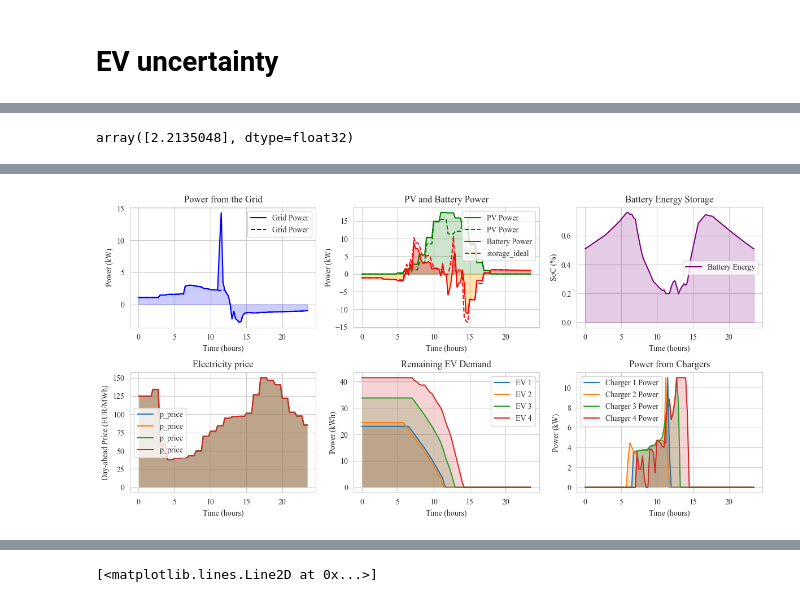
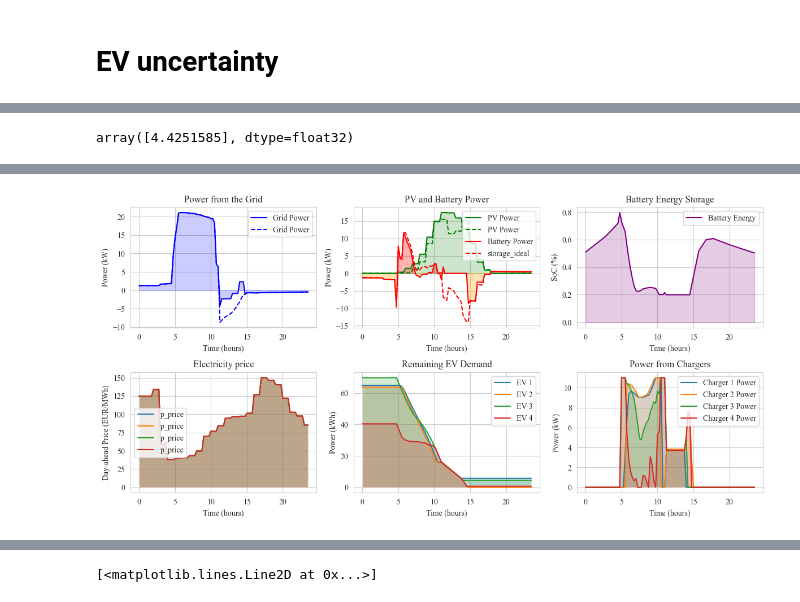
Before and after one commit to ES-Lab/ES-MDN-MPC, a Jupyter notebook: GMM_MPC.ipynb, the cells around one changed output, grey strips where cells are left out. Cells and saved outputs as stored; diff of their text form; code cells hidden in the pictures.

```diff
--- a/GMM_MPC.ipynb
+++ b/GMM_MPC.ipynb
@@ -426,7 +426,7 @@ optim = torch.optim.Adam(
     list(mdn3.parameters()), lr=1e-2
 )
 
-for epoch in range(5001):
+for epoch in range(8001):
     batch = ev_data  # shape: (B, 3)
     arrival = batch[:, 0:1].float()
     duration = batch[:, 1:2].float()
@@ -2770,7 +2826,7 @@ def sample_duration_given_arrival(mdn2, arrival):
 
 sample_duration_given_arrival(mdn2, [9])
 # %% [output]
-array([2.2135048], dtype=float32)
+array([4.4251585], dtype=float32)
 # %%
 # Sample once for estimate
 est_arrivals_temp, est_durations_temp, est_energies_temp = est_arrivals.copy(), est_durations.copy(), est_energies.copy()
@@ -2782,6 +2838,7 @@ est_availability_matrix = est_availability_matrix_temp.copy()
 # %%
 import cvxpy as cp
 import numpy as np
+from tqdm import tqdm
 
 class MPC:
     def __init__(self, num_chargers=4, time_resolution=0.25, storage_capacity=30,
@@ -2820,7 +2877,7 @@ class MPC:
 
         # Initialize decision variables
         self.p_chargers = cp.Variable((self.num_time_steps, self.num_chargers), nonneg=True)
-        self.p_chargers_slack = cp.Variable(self.num_chargers, nonneg=False)
+        self.p_chargers_slack = cp.Variable(self.num_chargers, nonneg=True)
         self.p_grid = cp.Variable(self.num_time_steps)
         self.p_grid_positive = cp.Variable(self.num_time_steps, nonneg=True)
         self.p_grid_negative = cp.Variable(self.num_time_steps, nonneg=True)
@@ -2859,7 +2916,7 @@ class MPC:
         constraints.append(self.storage_energy[1:] == self.storage_energy[:-1] - self.p_storage[1:]*self.time_resolution)
 
         # EV demand constraints
-        constraints.append(cp.sum(self.p_chargers[1:]*self.time_resolution, axis=0) == self.ev_demand + self.p_chargers_slack)
+        constraints.append(cp.sum(self.p_chargers[1:]*self.time_resolution, axis=0) == self.ev_demand - self.p_chargers_slack)
 
         # Auxiliary variables constraints
         constraints.append(self.p_grid == self.p_grid_positive - self.p_grid_negative)
@@ -2873,7 +2930,7 @@ class MPC:
         smoothing_penalty = cp.tv(self.p_grid_positive) + cp.tv(self.p_grid_negative) + cp.tv(self.p_storage) + 2*cp.tv(self.p_chargers)
 
         # Create time-weighted penalty (higher weights for later time steps)
-        time_weights = np.linspace(0, 10, self.num_time_steps)  # Weights increase from 1 to 3
+        time_weights = np.linspace(0, 20, self.num_time_steps)  # Weights increase from 1 to 3
         time_penalty = cp.sum(cp.multiply(time_weights, cp.sum(self.p_chargers, axis=1)))
 
         # Objective: Minimize total grid power usage
@@ -2881,7 +2938,7 @@ class MPC:
                                 + cp.sum(cp.multiply(self.p_price,self.p_grid_positive))*0.1
                                 - cp.sum(cp.multiply(self.p_price/2,self.p_grid_negative))*0.1
                                 + cp.sum(cp.multiply(self.e_factor, self.p_grid))*0.1
-                                + cp.sum((self.p_chargers_slack)**2)*30
+                                + cp.sum((self.p_chargers_slack)**2)*50
                                 + smoothing_penalty
                                 + time_penalty)
 
@@ -2940,8 +2997,8 @@ results = {
 }
 
 ev_errors = []
-print(f"EV information - t: {t}, arrivals: {est_arrivals}, durations: {est_durations}, energies: {est_energies}")
-for t in range(1, num_time_steps):
+for t in tqdm(range(1, num_time_steps)):
+    if t == 1: print(f"EV information - t: {t}, arrivals: {est_arrivals}, durations: {est_durations}, energies: {est_energies}")
     # print(f"t: {t}, real arrivals: {real_arrivals}, est arrivals: {est_arrivals}")
     if t in (real_arrivals*4).astype(int):
         # Sample once for estimate
@@ -2957,34 +3014,61 @@ for t in range(1, num_time_steps):
 
 
     if t%time_shift==0:
-        p_pv = expanded_pv_forecast[t-1:]/ 1000  # PV power generation over time
-        p_pv_real = expanded_pv[t-1:]/ 1000
-        charger_availability = est_availability[t-1:, :mpc.num_chargers]  # Charger availability
-        charger_availability_real = real_availability[t-1:, :mpc.num_chargers]  # Charger availability
+        # Forecast and real PV generation (kW)
+        p_pv = expanded_pv_forecast[t-1:] / 1000
+        p_pv_real = expanded_pv[t-1:] / 1000
+        # Charger availability masks
+        charger_availability = est_availability[t-1:, :mpc.num_chargers]
+        charger_availability_real = real_availability[t-1:, :mpc.num_chargers]
+        # Price and emissions
         p_price = expanded_price[t-1:]
-        e_factor = expanded_emmision[t-1:]  # Emission factor for the time period
+        e_factor = expanded_emmision[t-1:]
 
-        # print(p_pv.shape, results['remaining_demand'][-1,:].shape, charger_availability.shape, results['storage_energy'][-1])
+        # Run MPC step
         command = mpc.step(p_pv, results, charger_availability, p_price, e_factor)
 
-        # Apply real availability mask to ideal charger command
+        # Apply real availability to ideal command
         adjusted_p_chargers = (command['p_chargers'] * charger_availability_real[1:time_shift+1]).copy()
 
-        # Compute the availability gap: newly available chargers (real > estimated)
+        # Compute availability gap (newly available chargers)
         availability_gap = (charger_availability_real[1:time_shift+1] - charger_availability[1:time_shift+1]) > 0.5
 
-        # Cap charging to prevent over-delivery (no negative remaining demand)
-        remaining_demand = results['remaining_demand'][-1].copy()  # Shape: (num_chargers,)
+        # Remaining energy demand (kWh) per charger at start of this window
+        remaining_demand = results['remaining_demand'][-1].copy()
 
+        # Compute total existing charging power for chargers that are already active
+        existing_charging_power = np.sum(
+            adjusted_p_chargers[~availability_gap]  # chargers not newly available
+        )
+
+        # Compute grid headroom: subtract already committed charging from max grid usage
+        raw_grid_headroom = 15 #np.max(np.abs(results['p_grid']))
+        grid_headroom = max(0, raw_grid_headroom - existing_charging_power)  # ensure non-negative
+
+        # Consider only chargers that are newly available at least once in this window
+        newly_available_mask = np.any(availability_gap, axis=0)
+        relevant_demand = remaining_demand * newly_available_mask
+        total_demand = relevant_demand.sum() + 1e-6  # avoid divide by zero
+
+        # Precompute weighted per-charger limit based on demand for newly available chargers
+        weights = np.abs(relevant_demand / total_demand)
+        per_charger_limit = weights * grid_headroom
+
+        # Adjust newly available chargers up to their weighted limit or remaining demand
         for i in range(time_shift):
             for j in range(mpc.num_chargers):
                 if availability_gap[i, j]:
-                    # Proposed charger power: same as ideal command
-                    adjusted_p_chargers[i, j] = np.clip(remaining_demand[j]/mpc.time_resolution,
-                                                            0,
-                                                            mpc.p_charger_limit)
-                    # print(f"t: {t}, charger {j+1} available, setting to {adjusted_p_chargers[i, j]} kW, remaining demand: {remaining_demand[j]} kWh")
-
+                    # Max power based on remaining energy demand
+                    demand_limit = remaining_demand[j] / mpc.time_resolution
+                    # Weighted grid limit for this charger
+                    grid_limit_j = per_charger_limit[j]
+                    # Clip between zero and the smaller of demand_limit and grid_limit_j
+                    adjusted_p_chargers[i, j] = np.clip(
+                        demand_limit,  # base from ideal command
+                        0,
+                        min(grid_limit_j, mpc.p_charger_limit)  # ensure it does not exceed charger limit
+                    )
+        # if t == 60: break
         # Adjust for actual PV power using the battery
         pv_error = p_pv_real[1:time_shift+1] - p_pv[1:time_shift+1]  # Compute forecast error
         ev_error = np.sum(adjusted_p_chargers - command['p_chargers'], axis=1)
@@ -3132 +3215 @@ updated information - t: 29, arrivals: [6.75 6.   7.25 6.25], durations: [4.8128
-[figure, old version]
+[figure, new version]
```
Also changed, not shown: parts of 59 cells of this notebook.
